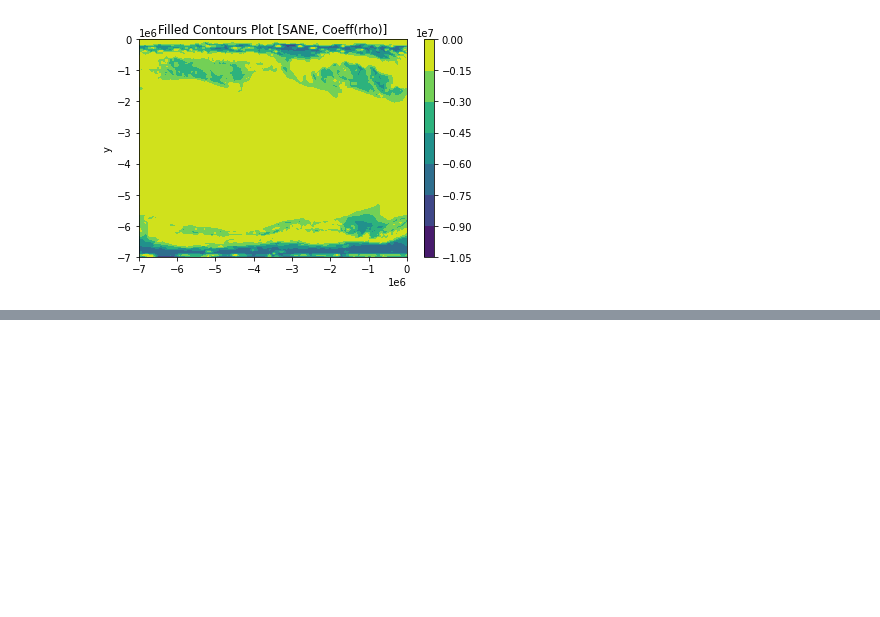
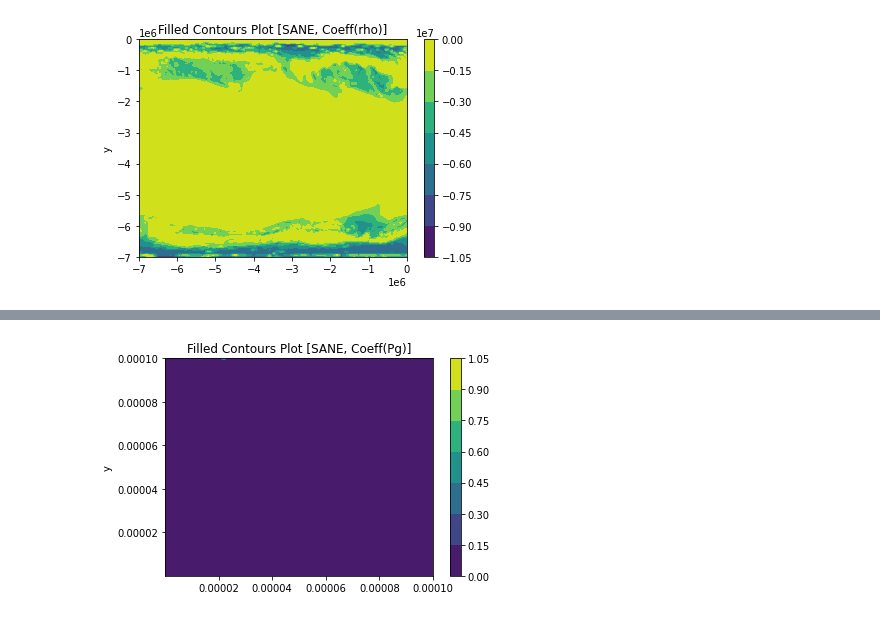
Before and after one commit to jlmaurora233/GRMHD, a Jupyter notebook: coeff_func_contour.ipynb, the cells around one changed output, grey strips where cells are left out. Saved outputs shown, nothing was run; the diff lists cells and outputs as text; code cells hidden in the pictures; blank space fills up the shorter version.

```diff
--- a/coeff_func_contour.ipynb
+++ b/coeff_func_contour.ipynb
@@ -448,0 +546,4 @@ twoD_contour(dumps_sa, -7e6, 0., 'coeff1', 'Filled Contours Plot [SANE, Coeff(rh
+# %%
+twoD_contour(dumps_sa, 6e-9, 3e-4, 'coeff2', 'Filled Contours Plot [SANE, Coeff(Pg)]')
+# %% [output]
+[figure, added]
```
Also changed, not shown: parts of 20 cells of this notebook.
